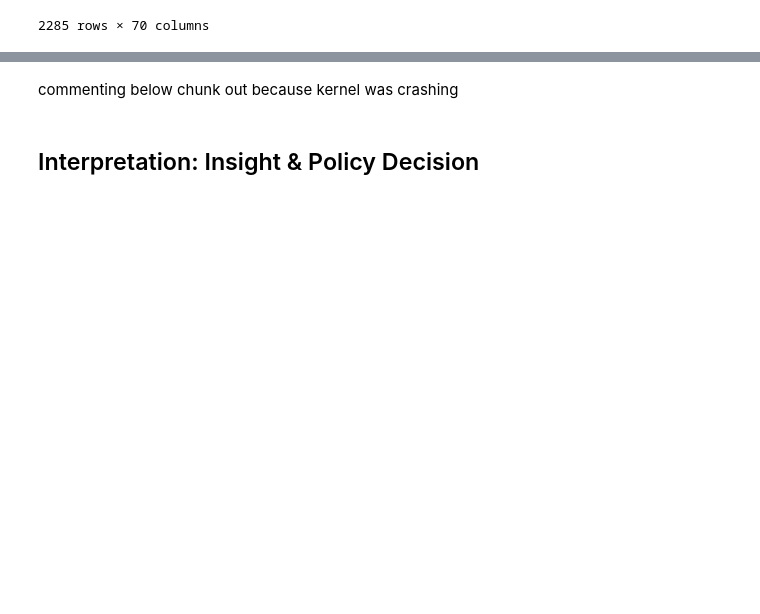
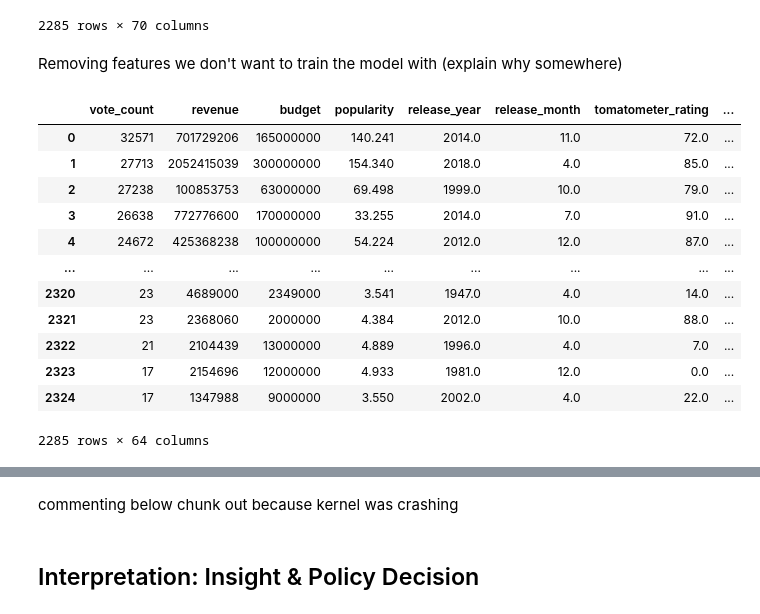
Before and after one commit to cmsc320-gautham-evan-arjun/cmsc320-gautham-evan-arjun.github.io, a Jupyter notebook: finaltutorial.ipynb, the cells around one changed output, grey strips where cells are left out. Cells and saved outputs as stored; diff of their text form; code cells hidden in the pictures; blank space fills up the shorter version.

Commit message:
models code

```diff
--- a/finaltutorial.ipynb
+++ b/finaltutorial.ipynb
@@ -772,0 +723,19 @@ movie_df.drop([], axis = 1, inplace= True)
+# %% [markdown]
+Removing features we don't want to train the model with (explain why somewhere)
+# %%
+movie_df_ml = movie_df.drop(['movie_title', 'vote_average', 'release_date', 'production_company', 'tomatometer_status', 'audience_count'], axis = 1)
+movie_df_ml
+# %% [output]
+|  | vote_count | revenue | budget | popularity | release_year | release_month | tomatometer_rating | ... |
+| 0 | 32571 | 701729206 | 165000000 | 140.241 | 2014.0 | 11.0 | 72.0 | ... |
+| 1 | 27713 | 2052415039 | 300000000 | 154.340 | 2018.0 | 4.0 | 85.0 | ... |
+| 2 | 27238 | 100853753 | 63000000 | 69.498 | 1999.0 | 10.0 | 79.0 | ... |
+| 3 | 26638 | 772776600 | 170000000 | 33.255 | 2014.0 | 7.0 | 91.0 | ... |
+| 4 | 24672 | 425368238 | 100000000 | 54.224 | 2012.0 | 12.0 | 87.0 | ... |
+| ... | ... | ... | ... | ... | ... | ... | ... | ... |
+| 2320 | 23 | 4689000 | 2349000 | 3.541 | 1947.0 | 4.0 | 14.0 | ... |
+| 2321 | 23 | 2368060 | 2000000 | 4.384 | 2012.0 | 10.0 | 88.0 | ... |
+| 2322 | 21 | 2104439 | 13000000 | 4.889 | 1996.0 | 4.0 | 7.0 | ... |
+| 2323 | 17 | 2154696 | 12000000 | 4.933 | 1981.0 | 12.0 | 0.0 | ... |
+| 2324 | 17 | 1347988 | 9000000 | 3.550 | 2002.0 | 4.0 | 22.0 | ... |
+2285 rows × 64 columns
```
Also changed, not shown: parts of 49 cells of this notebook.
